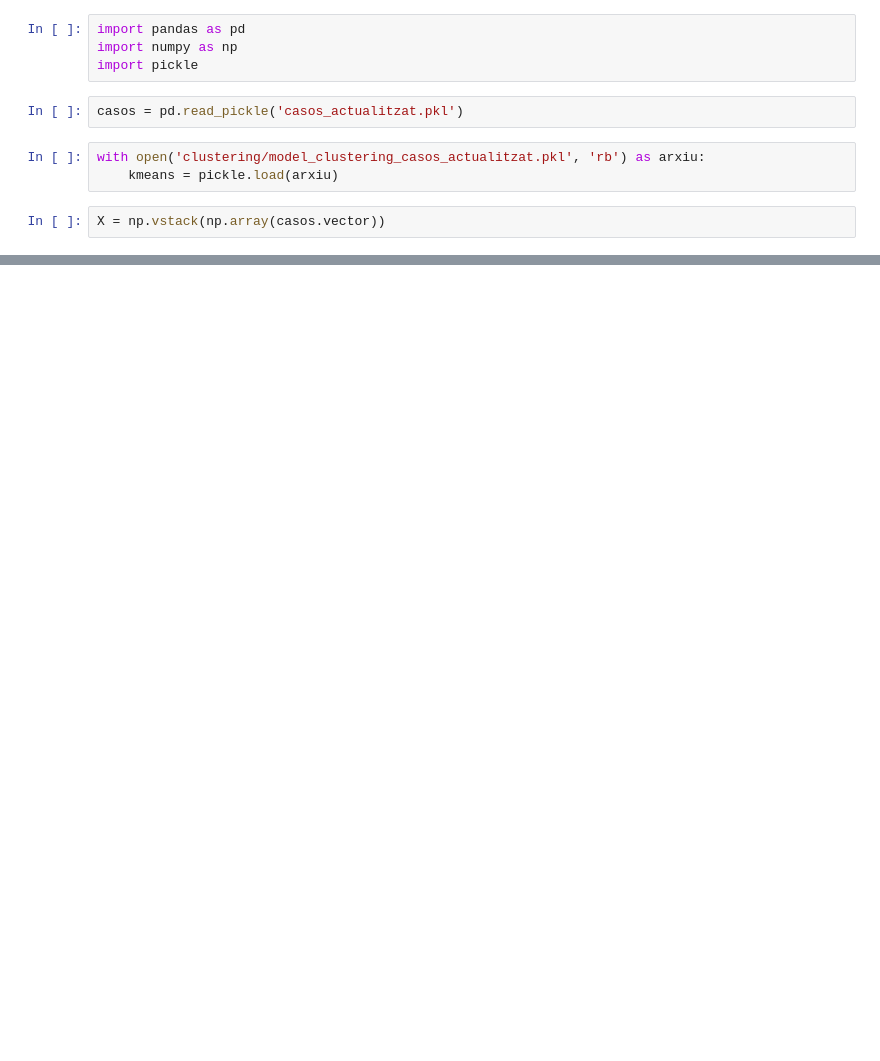
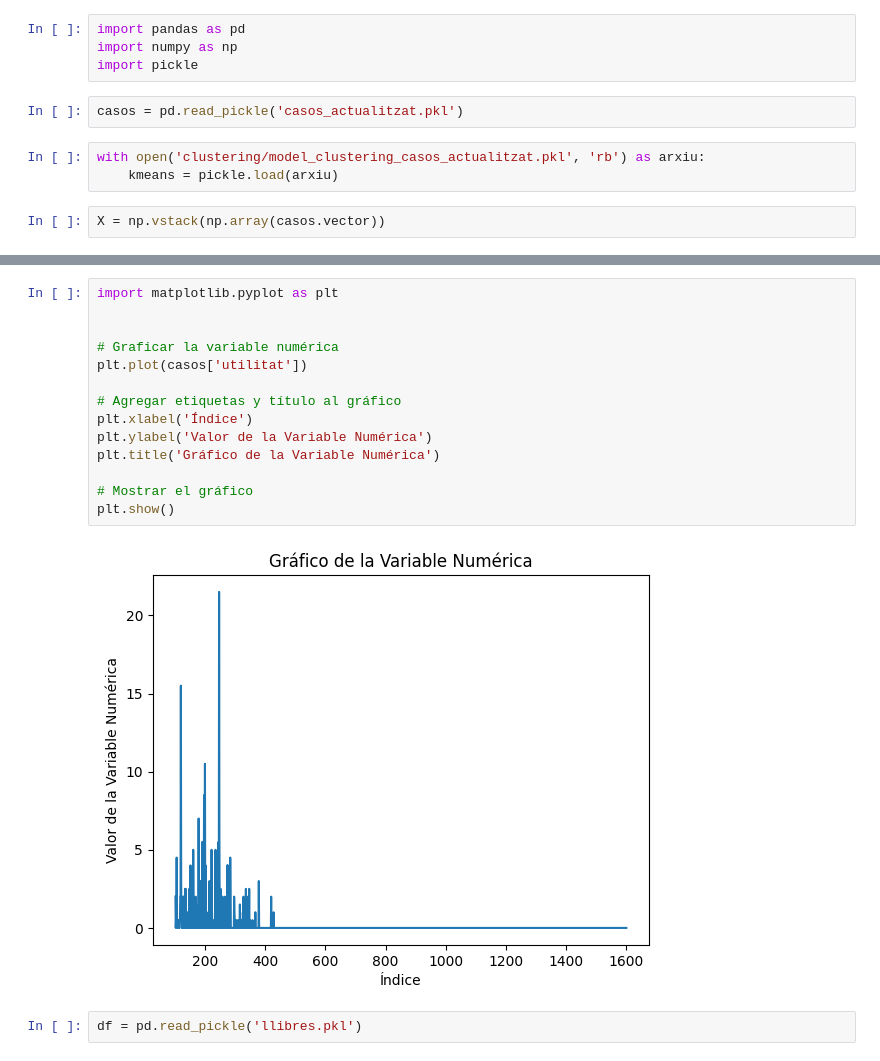
Before and after one commit to oliviapuig/SBC_practica, a Jupyter notebook: data/dades_actualitzades.ipynb, the cells around one changed output, grey strips where cells are left out. Cells and saved outputs as stored; diff of their text form; blank space fills up the shorter version.

```diff
--- a/data/dades_actualitzades.ipynb
+++ b/data/dades_actualitzades.ipynb
@@ -33,0 +34,18 @@ plt.savefig('../plots/kmeans_pca_casos_actualitzat.png')
+# %%
+import matplotlib.pyplot as plt
+
+
+# Graficar la variable numérica
+plt.plot(casos['utilitat'])
+
+# Agregar etiquetas y título al gráfico
+plt.xlabel('Índice')
+plt.ylabel('Valor de la Variable Numérica')
+plt.title('Gráfico de la Variable Numérica')
+
+# Mostrar el gráfico
+plt.show()
+# %% [output]
+[figure, added]
+# %%
+df = pd.read_pickle('llibres.pkl')
```
Also changed, not shown: parts of 11 cells of this notebook.
